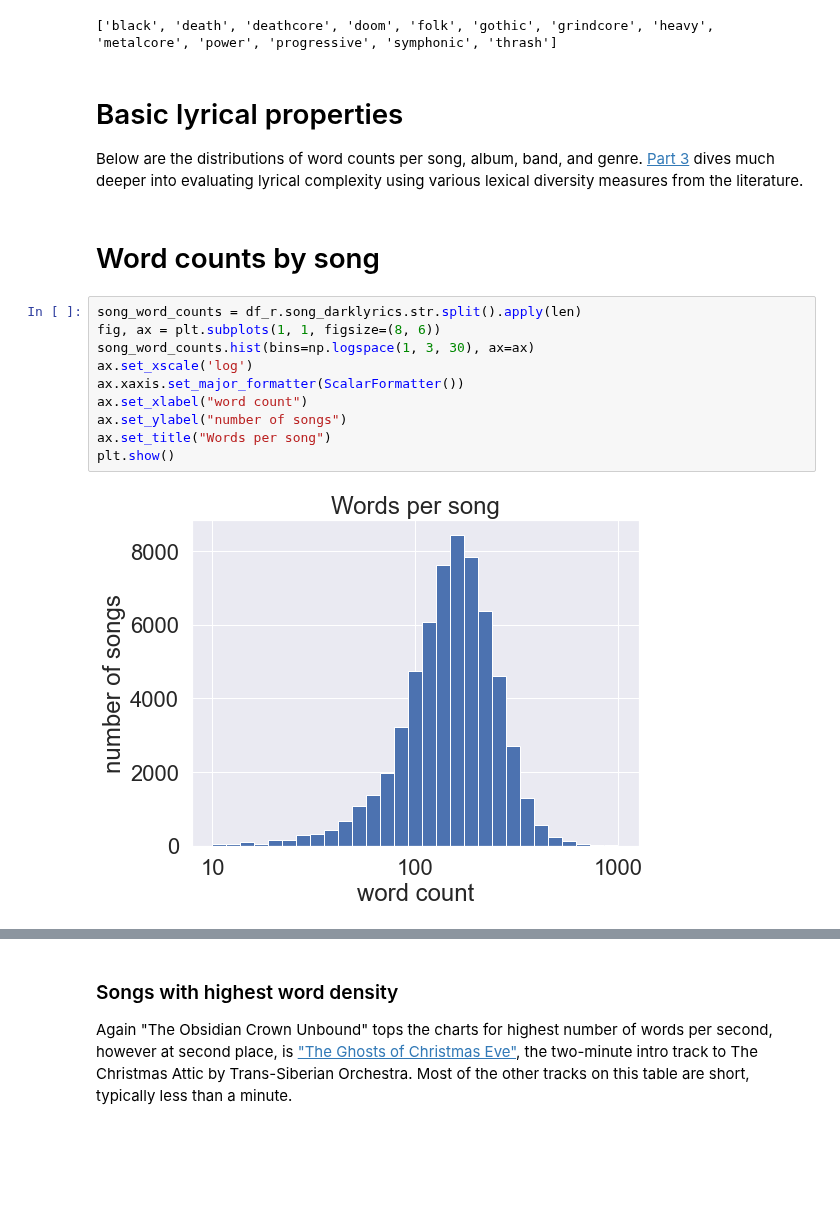
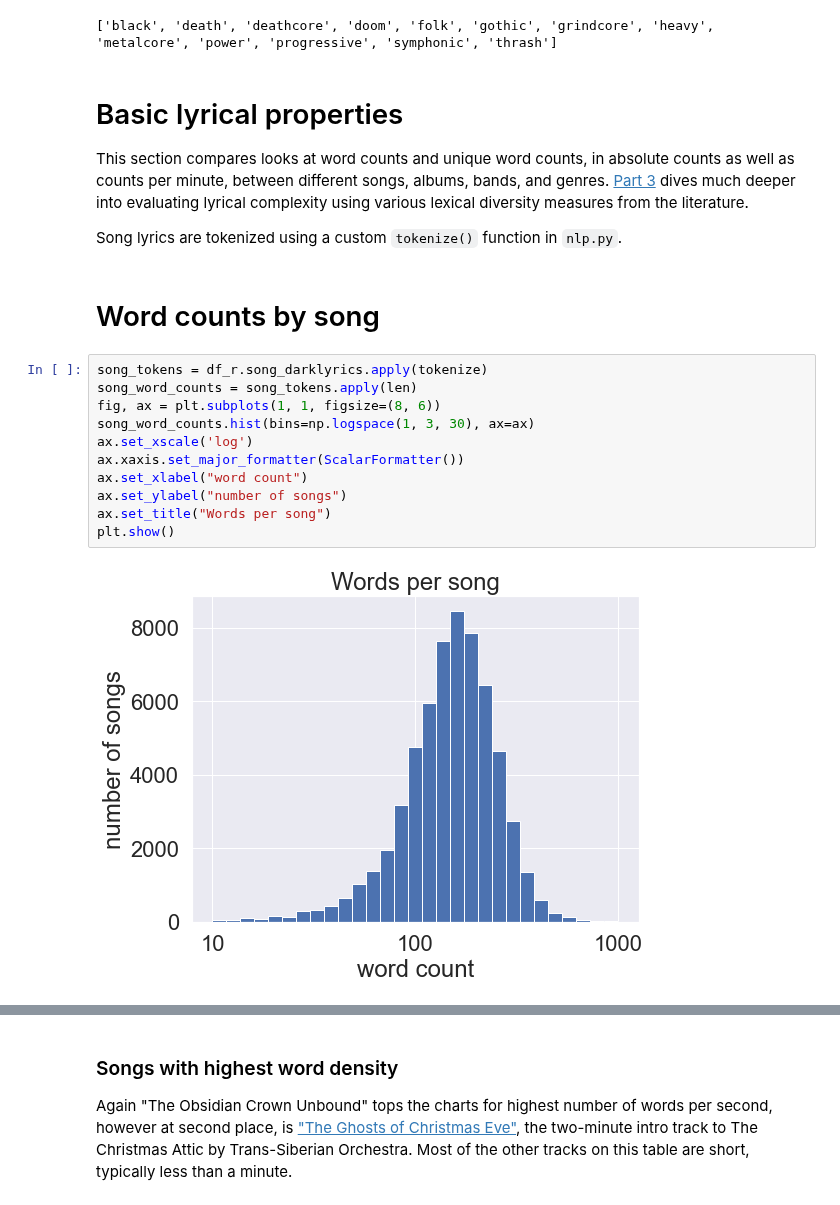
Before and after one commit to pdqnguyen/metallyrics, a Jupyter notebook: analyses/lyrics/lyrics0.ipynb, the cells around one changed output, grey strips where cells are left out. Cells and saved outputs as stored; diff of their text form; blank space fills up the shorter version.

Commit message:
finish up work on part 1

```diff
--- a/analyses/lyrics/lyrics0.ipynb
+++ b/analyses/lyrics/lyrics0.ipynb
@@ -90,20 +97,23 @@ df_r_ml.to_csv('songs-ml-1pct.csv', index=False)
 # %% [markdown]
 # Basic lyrical properties
 
-Below are the distributions of word counts per song, album, band, and genre. [Part 3](./lyrics2.ipynb) dives much deeper into evaluating lyrical complexity using various lexical diversity measures from the literature.
+This section compares looks at word counts and unique word counts, in absolute counts as well as counts per minute, between different songs, albums, bands, and genres. [Part 3](./lyrics2.ipynb) dives much deeper into evaluating lyrical complexity using various lexical diversity measures from the literature.
+
+Song lyrics are tokenized using a custom `tokenize()` function in `nlp.py`.
 # %% [markdown]
 # Word counts by song
 # %%
-song_word_counts = df_r.song_darklyrics.str.split().apply(len)
+song_tokens = df_r.song_darklyrics.apply(tokenize)
+song_word_counts = song_tokens.apply(len)
 fig, ax = plt.subplots(1, 1, figsize=(8, 6))
 song_word_counts.hist(bins=np.logspace(1, 3, 30), ax=ax)
 ax.set_xscale('log')
 ax.xaxis.set_major_formatter(ScalarFormatter())
 ax.set_xlabel("word count")
 ax.set_ylabel("number of songs")
 ax.set_title("Words per song")
 plt.show()
 # %% [output]
-[figure, old version]
+[figure, new version]
 # %%
 def to_seconds(data):
```
Also changed, not shown: parts of 25 cells of this notebook.
